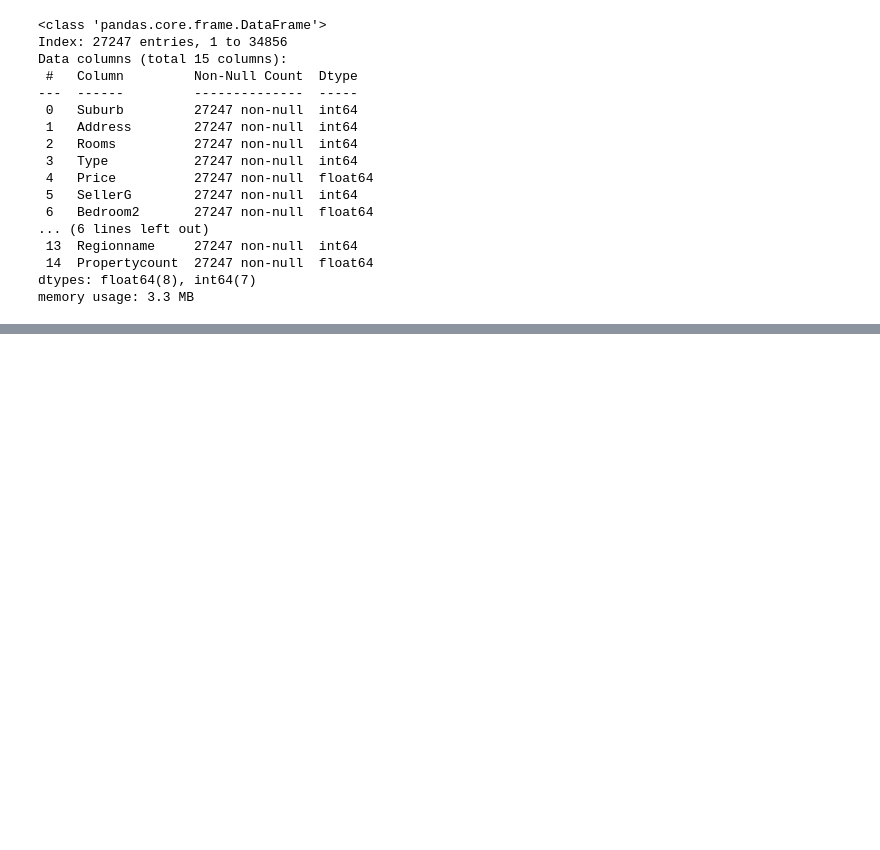
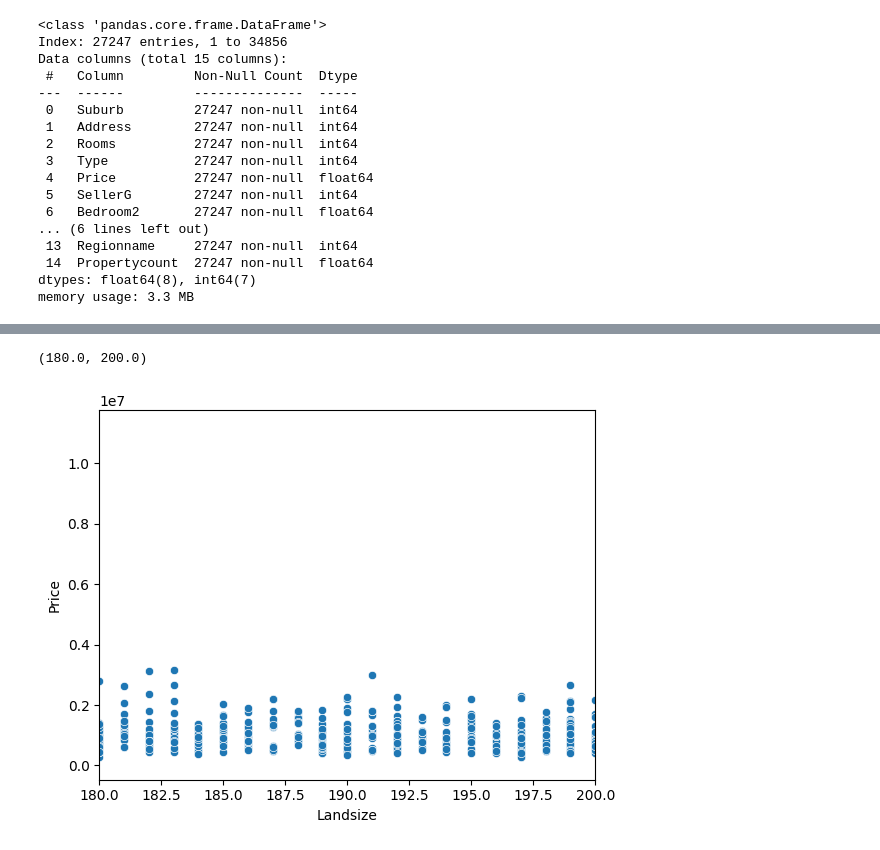
Before and after one commit to zviko163/IMSProject, a Jupyter notebook: Sample Notebooks/Melbourne.ipynb, the cells around one changed output, grey strips where cells are left out. Cells and saved outputs as stored; diff of their text form; code cells hidden in the pictures; blank space fills up the shorter version.

```diff
--- a/Sample Notebooks/Melbourne.ipynb
+++ b/Sample Notebooks/Melbourne.ipynb
@@ -163,0 +178,6 @@ df.head(20)
+# %%
+sns.scatterplot(data=df, x='Landsize', y='Price')
+plt.xlim(left=180, right=200)  # Adjust "right" to extend the x-axis
+# %% [output]
+(180.0, 200.0)
+[figure, added]
```
Also changed, not shown: parts of 5 cells of this notebook, 1 other file.
